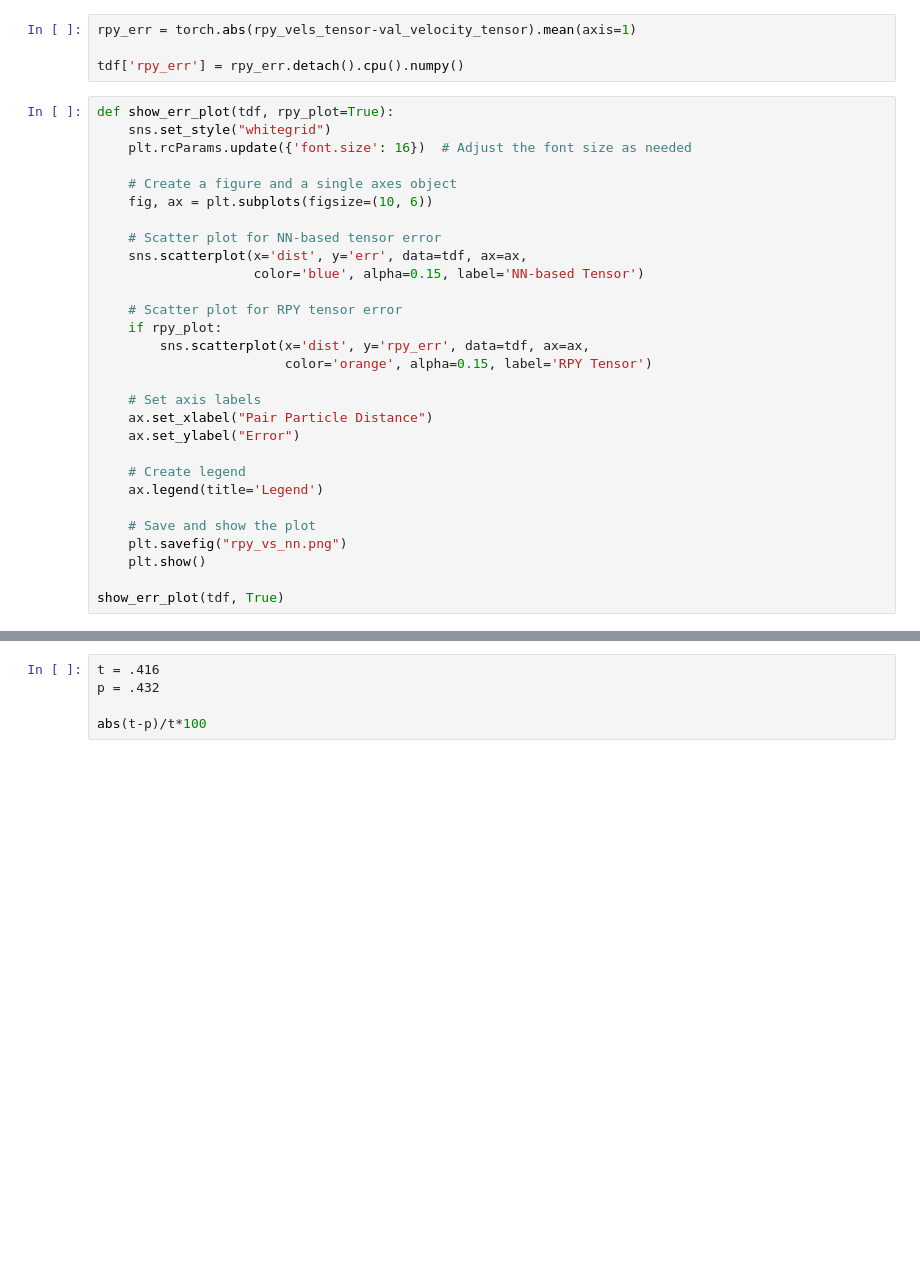
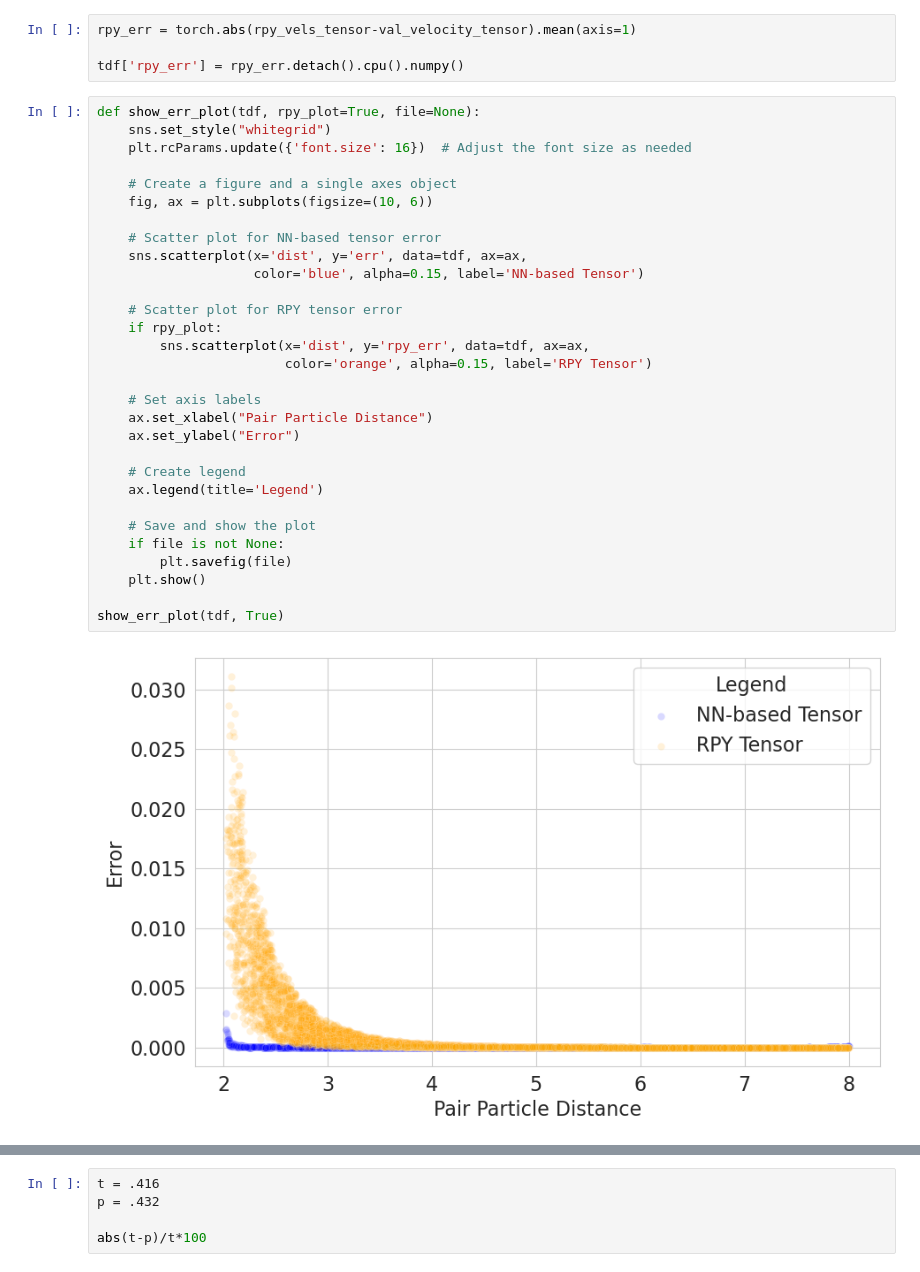
Before and after one commit to Shihab-Shahriar/pinn-stokes, a Jupyter notebook: experiments/2body_sphere.ipynb, the cells around one changed output, grey strips where cells are left out. Drawn from its saved outputs; the diff is of its cells as text; blank space fills up the shorter version.

```diff
--- a/experiments/2body_sphere.ipynb
+++ b/experiments/2body_sphere.ipynb
@@ -402,33 +517,36 @@ rpy_err = torch.abs(rpy_vels_tensor-val_velocity_tensor).mean(axis=1)
 
 tdf['rpy_err'] = rpy_err.detach().cpu().numpy()
 # %%
-def show_err_plot(tdf, rpy_plot=True):
+def show_err_plot(tdf, rpy_plot=True, file=None):
     sns.set_style("whitegrid")
     plt.rcParams.update({'font.size': 16})  # Adjust the font size as needed
 
     # Create a figure and a single axes object
     fig, ax = plt.subplots(figsize=(10, 6))
 
     # Scatter plot for NN-based tensor error
     sns.scatterplot(x='dist', y='err', data=tdf, ax=ax,
                     color='blue', alpha=0.15, label='NN-based Tensor')
 
     # Scatter plot for RPY tensor error
     if rpy_plot:
         sns.scatterplot(x='dist', y='rpy_err', data=tdf, ax=ax,
                         color='orange', alpha=0.15, label='RPY Tensor')
 
     # Set axis labels
     ax.set_xlabel("Pair Particle Distance")
     ax.set_ylabel("Error")
 
     # Create legend
     ax.legend(title='Legend')
 
     # Save and show the plot
-    plt.savefig("rpy_vs_nn.png")
+    if file is not None:
+        plt.savefig(file)
     plt.show()
 
 show_err_plot(tdf, True)
+# %% [output]
+[figure, added]
 # %%
 Lim = 4.0
```
Also changed, not shown: parts of 32 cells of this notebook, 7 other files.
